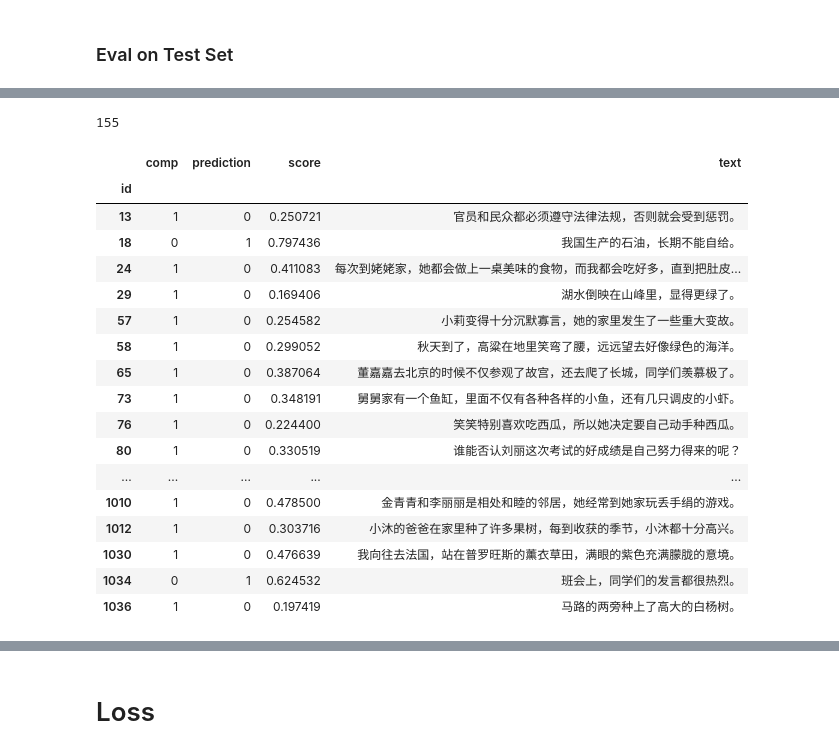
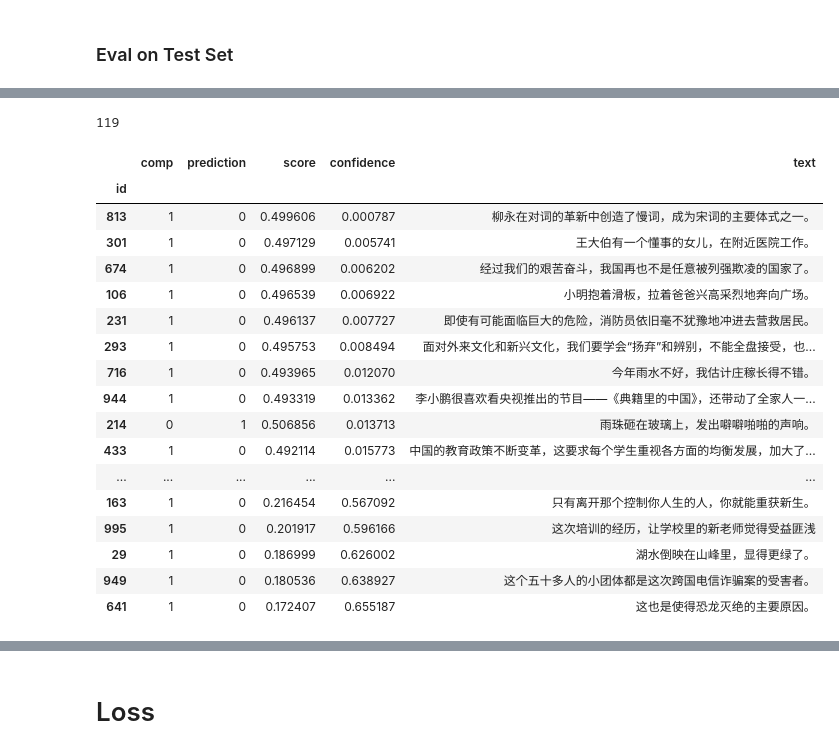
Before and after one commit to holajoa/chinese-grammar-error-detection, a Jupyter notebook: notebooks/predict.ipynb, the cells around one changed output, grey strips where cells are left out. Saved outputs shown, nothing was run; the diff lists cells and outputs as text; code cells hidden in the pictures.

```diff
--- a/notebooks/predict.ipynb
+++ b/notebooks/predict.ipynb
@@ -69,11 +74,29 @@ ntf()
 # %%
-# checkpoints = [f'../finetuned_models/ner_run_main/fold{i}/checkpoint-2250/pytorch_model.bin' for i in range(10)]
+# # checkpoints = [f'../finetuned_models/ner_run_main/fold{i}/checkpoint-2250/pytorch_model.bin' for i in range(10)]
+# checkpoints = [
+#     '../finetuned_models/ner_run_aug_74866/fold0/checkpoint-12195/pytorch_model.bin',
+#     '../finetuned_models/ner_run_aug_74866/fold1/checkpoint-12195/pytorch_model.bin',
+#     '../finetuned_models/ner_run_aug_74866/fold2/checkpoint-12195/pytorch_model.bin',
+#     '../finetuned_models/ner_run_aug_74866/fold3/checkpoint-8130/pytorch_model.bin',
+#     '../finetuned_models/ner_run_aug_74866/fold4/checkpoint-4065/pytorch_model.bin',
+#     '../finetuned_models/ner_run_aug_74866/fold5/checkpoint-8130/pytorch_model.bin',
+#     '../finetuned_models/ner_run_aug_74866/fold6/checkpoint-12195/pytorch_model.bin',
+#     '../finetuned_models/ner_run_aug_74866/fold7/checkpoint-8130/pytorch_model.bin',
+#     '../finetuned_models/ner_run_aug_74866/fold8/checkpoint-8130/pytorch_model.bin',
+#     '../finetuned_models/ner_run_aug_74866/fold9/checkpoint-12195/pytorch_model.bin'
+# ]
+
 checkpoints = [
-    '../finetuned_models/ner_run_aug/fold0/checkpoint-4065/pytorch_model.bin',
-    '../finetuned_models/ner_run_aug/fold1/checkpoint-8130/pytorch_model.bin',
-    '../finetuned_models/ner_run_aug/fold2/checkpoint-8130/pytorch_model.bin',
-    '../finetuned_models/ner_run_aug/fold3/checkpoint-8130/pytorch_model.bin',
-    '../finetuned_models/ner_run_aug/fold4/checkpoint-4065/pytorch_model.bin',
+    '../finetuned_models/ner_run_aug_74866/fold0/checkpoint-12195/pytorch_model.bin',
+    # '../finetuned_models/ner_run_aug_74866/fold1/checkpoint-12195/pytorch_model.bin',
+    # '../finetuned_models/ner_run_aug_74866/fold2/checkpoint-12195/pytorch_model.bin',
+    # '../finetuned_models/ner_run_aug_74866/fold3/checkpoint-8130/pytorch_model.bin',
+    # '../finetuned_models/ner_run_aug_74866/fold4/checkpoint-4065/pytorch_model.bin',
+    # '../finetuned_models/ner_run_aug_74866/fold5/checkpoint-8130/pytorch_model.bin',
+    # '../finetuned_models/ner_run_aug_74866/fold6/checkpoint-12195/pytorch_model.bin',
+    # '../finetuned_models/ner_run_aug_74866/fold7/checkpoint-8130/pytorch_model.bin',
+    # '../finetuned_models/ner_run_aug_74866/fold8/checkpoint-8130/pytorch_model.bin',
+    # '../finetuned_models/ner_run_aug_74866/fold9/checkpoint-12195/pytorch_model.bin'
 ]
 output_tensors = []
 
@@ -89,7 +112,7 @@ for cp in checkpoints:
     # for key in list(state_dict.keys()):
     #     state_dict[key.replace('bert', 'base_model')] = state_dict.pop(key)
     model.load_state_dict(state_dict)
-    # model.cuda()
+    model.cuda()
 
     logits = []
     dataloader = DataLoader(train.dataset['train'].with_format('torch'), batch_size=4)
@@ -99,7 +122,6 @@ for cp in checkpoints:
                 if k in test.tokenizer.model_input_names or k == 'auxiliary_input_ids'}
         with torch.no_grad():
             output = model(**inputs)
-        # logits.append(postprocess_logits(output['logits']))
         logits.append(output['logits'])
     del model
     output_tensors.append(torch.concat(logits))
@@ -180,7 +222,7 @@ for cp in checkpoints:
     # for key in list(state_dict.keys()):
     #     state_dict[key.replace('bert', 'base_model')] = state_dict.pop(key)
     model.load_state_dict(state_dict)
-    # model.cuda()
+    model.cuda()
 
     logits = []
     dataloader = DataLoader(test.dataset['train'].with_format('torch'), batch_size=4)
@@ -205,33 +256,32 @@ Some weights of the model checkpoint at hfl/chinese-macbert-base were not used w
 # %%
 data = test_df.copy(deep=True)
 test_set_prediction = torch.stack(test_output_tensors).mean(0).argmax(1).cpu().numpy()
 
 data['prediction'] = test_set_prediction
 data['comp'] = previous_submission.label
 data['score'] = sm(torch.stack(test_output_tensors).mean(0)).cpu().numpy()[:, 1]
-
-data = data[['comp', 'prediction',  'score', 'text']]
+data['confidence'] = 1 - 2*np.abs(data.score.values - data.prediction)
+data = data[['comp', 'prediction',  'score', 'confidence', 'text']]
 print(len(data[data.comp != data.prediction]))
 with pd.option_context('display.max_rows', None, 'display.max_columns', None):
-    display(data[data.comp != data.prediction])
-# data[data.comp != data.prediction]
+    display(data[data.comp != data.prediction].sort_values(by='confidence'))
 # %% [output]
-155
+119
-|  | comp | prediction | score | text |
-| id |  |  |  |  |
-| 13 | 1 | 0 | 0.250721 | 官员和民众都必须遵守法律法规，否则就会受到惩罚。 |
-| 18 | 0 | 1 | 0.797436 | 我国生产的石油，长期不能自给。 |
-| 24 | 1 | 0 | 0.411083 | 每次到姥姥家，她都会做上一桌美味的食物，而我都会吃好多，直到把肚皮... |
-| 29 | 1 | 0 | 0.169406 | 湖水倒映在山峰里，显得更绿了。 |
-| 57 | 1 | 0 | 0.254582 | 小莉变得十分沉默寡言，她的家里发生了一些重大变故。 |
-| 58 | 1 | 0 | 0.299052 | 秋天到了，高粱在地里笑弯了腰，远远望去好像绿色的海洋。 |
-| 65 | 1 | 0 | 0.387064 | 董嘉嘉去北京的时候不仅参观了故宫，还去爬了长城，同学们羡慕极了。 |
-| 73 | 1 | 0 | 0.348191 | 舅舅家有一个鱼缸，里面不仅有各种各样的小鱼，还有几只调皮的小虾。 |
-| 76 | 1 | 0 | 0.224400 | 笑笑特别喜欢吃西瓜，所以她决定要自己动手种西瓜。 |
-| 80 | 1 | 0 | 0.330519 | 谁能否认刘丽这次考试的好成绩是自己努力得来的呢？ |
-| ... | ... | ... | ... | ... |
-| 1010 | 1 | 0 | 0.478500 | 金青青和李丽丽是相处和睦的邻居，她经常到她家玩丢手绢的游戏。 |
-| 1012 | 1 | 0 | 0.303716 | 小沐的爸爸在家里种了许多果树，每到收获的季节，小沐都十分高兴。 |
-| 1030 | 1 | 0 | 0.476639 | 我向往去法国，站在普罗旺斯的薰衣草田，满眼的紫色充满朦胧的意境。 |
-| 1034 | 0 | 1 | 0.624532 | 班会上，同学们的发言都很热烈。 |
-| 1036 | 1 | 0 | 0.197419 | 马路的两旁种上了高大的白杨树。 |
+|  | comp | prediction | score | confidence | text |
+| id |  |  |  |  |  |
+| 813 | 1 | 0 | 0.499606 | 0.000787 | 柳永在对词的革新中创造了慢词，成为宋词的主要体式之一。 |
+| 301 | 1 | 0 | 0.497129 | 0.005741 | 王大伯有一个懂事的女儿，在附近医院工作。 |
+| 674 | 1 | 0 | 0.496899 | 0.006202 | 经过我们的艰苦奋斗，我国再也不是任意被列强欺凌的国家了。 |
+| 106 | 1 | 0 | 0.496539 | 0.006922 | 小明抱着滑板，拉着爸爸兴高采烈地奔向广场。 |
+| 231 | 1 | 0 | 0.496137 | 0.007727 | 即使有可能面临巨大的危险，消防员依旧毫不犹豫地冲进去营救居民。 |
+| 293 | 1 | 0 | 0.495753 | 0.008494 | 面对外来文化和新兴文化，我们要学会“扬弃”和辨别，不能全盘接受，也... |
+| 716 | 1 | 0 | 0.493965 | 0.012070 | 今年雨水不好，我估计庄稼长得不错。 |
+| 944 | 1 | 0 | 0.493319 | 0.013362 | 李小鹏很喜欢看央视推出的节目——《典籍里的中国》，还带动了全家人一... |
+| 214 | 0 | 1 | 0.506856 | 0.013713 | 雨珠砸在玻璃上，发出噼噼啪啪的声响。 |
+| 433 | 1 | 0 | 0.492114 | 0.015773 | 中国的教育政策不断变革，这要求每个学生重视各方面的均衡发展，加大了... |
+| ... | ... | ... | ... | ... | ... |
+| 163 | 1 | 0 | 0.216454 | 0.567092 | 只有离开那个控制你人生的人，你就能重获新生。 |
+| 995 | 1 | 0 | 0.201917 | 0.596166 | 这次培训的经历，让学校里的新老师觉得受益匪浅 |
+| 29 | 1 | 0 | 0.186999 | 0.626002 | 湖水倒映在山峰里，显得更绿了。 |
+| 949 | 1 | 0 | 0.180536 | 0.638927 | 这个五十多人的小团体都是这次跨国电信诈骗案的受害者。 |
+| 641 | 1 | 0 | 0.172407 | 0.655187 | 这也是使得恐龙灭绝的主要原因。 |
```
Also changed, not shown: parts of 10 cells of this notebook, 8 other files.
